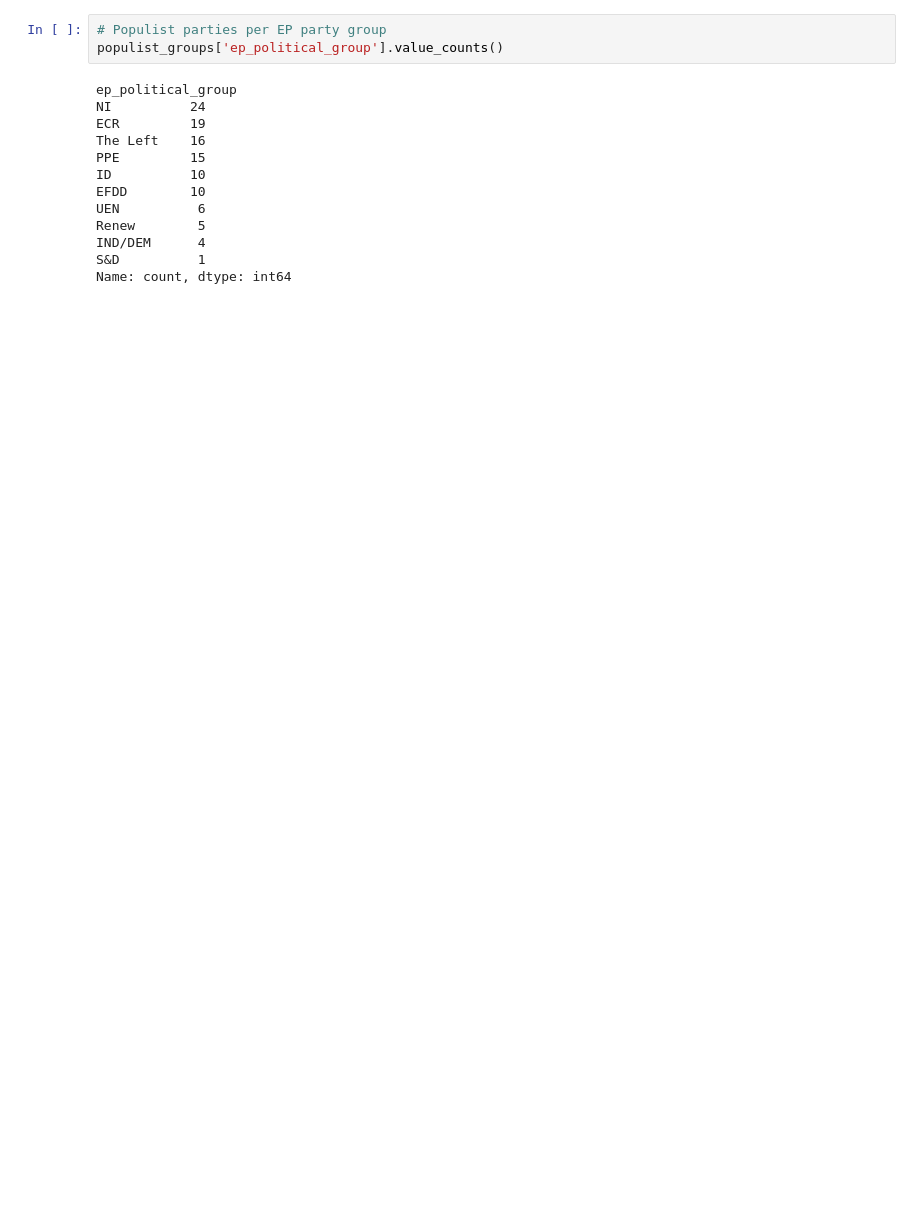
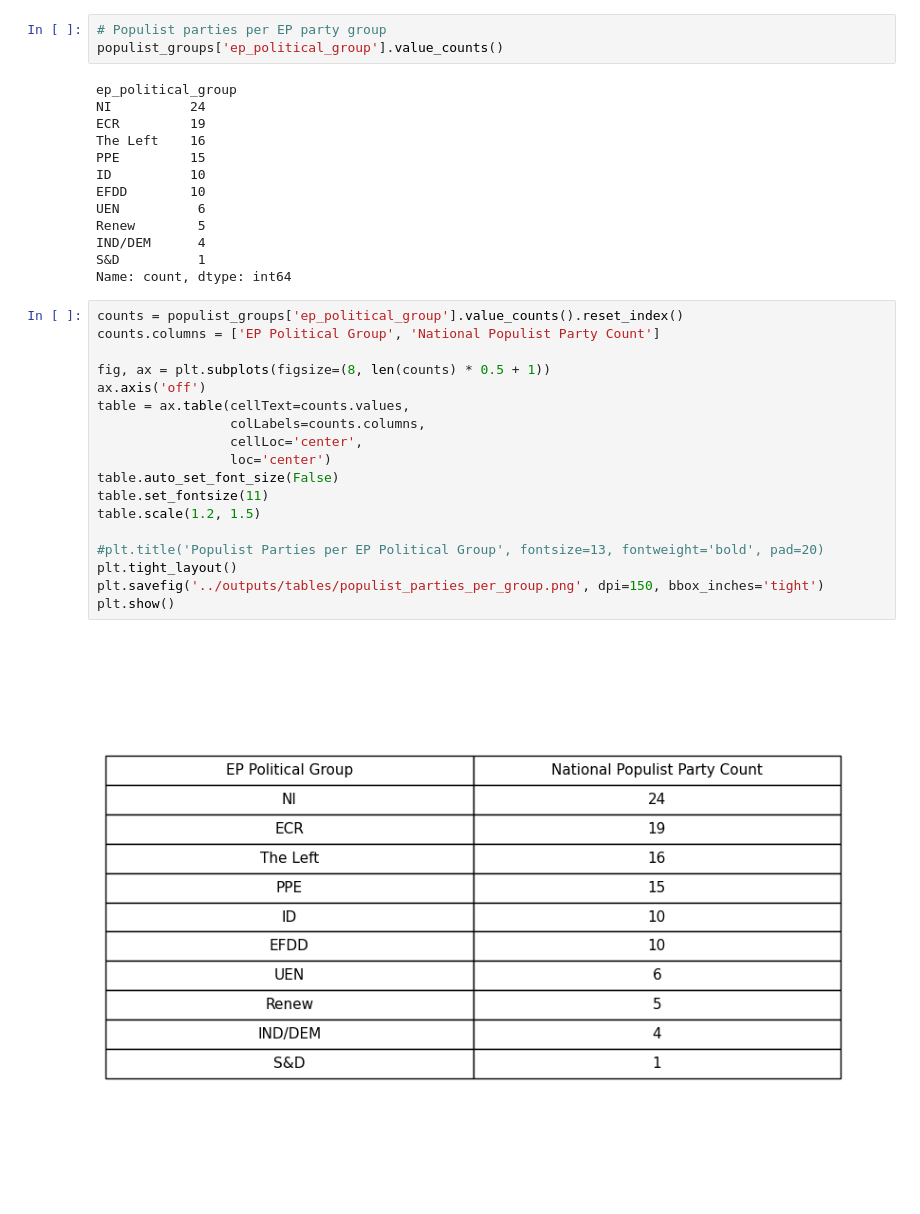
Before and after one commit to gransera/ep_populism_classification, a Jupyter notebook: notebooks/04_analysis_populist_groups.ipynb, the cells around one changed output. Cells and saved outputs as stored; diff of their text form; blank space fills up the shorter version.

```diff
--- a/notebooks/04_analysis_populist_groups.ipynb
+++ b/notebooks/04_analysis_populist_groups.ipynb
@@ -84,4 +104,24 @@ Renew        5
 IND/DEM      4
 S&D          1
 Name: count, dtype: int64
+# %%
+counts = populist_groups['ep_political_group'].value_counts().reset_index()
+counts.columns = ['EP Political Group', 'National Populist Party Count']
+
+fig, ax = plt.subplots(figsize=(8, len(counts) * 0.5 + 1))
+ax.axis('off')
+table = ax.table(cellText=counts.values,
+                 colLabels=counts.columns,
+                 cellLoc='center',
+                 loc='center')
+table.auto_set_font_size(False)
+table.set_fontsize(11)
+table.scale(1.2, 1.5)
+
+#plt.title('Populist Parties per EP Political Group', fontsize=13, fontweight='bold', pad=20)
+plt.tight_layout()
+plt.savefig('../outputs/tables/populist_parties_per_group.png', dpi=150, bbox_inches='tight')
+plt.show()
+# %% [output]
+[figure, added]
 # %%
```
Also changed, not shown: parts of 11 cells of this notebook.
